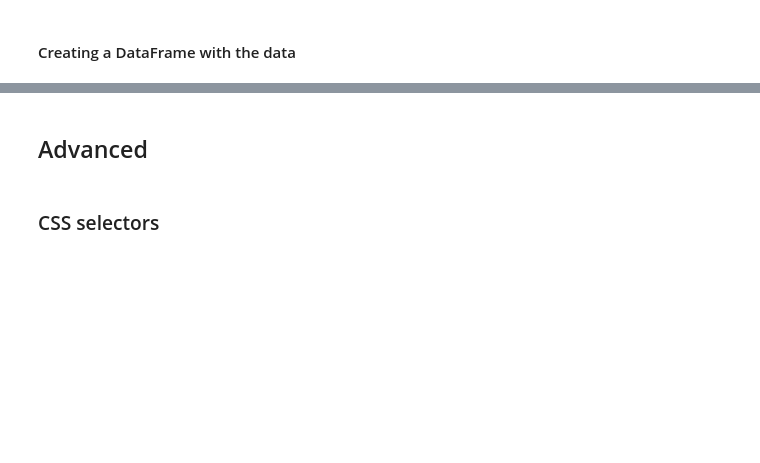
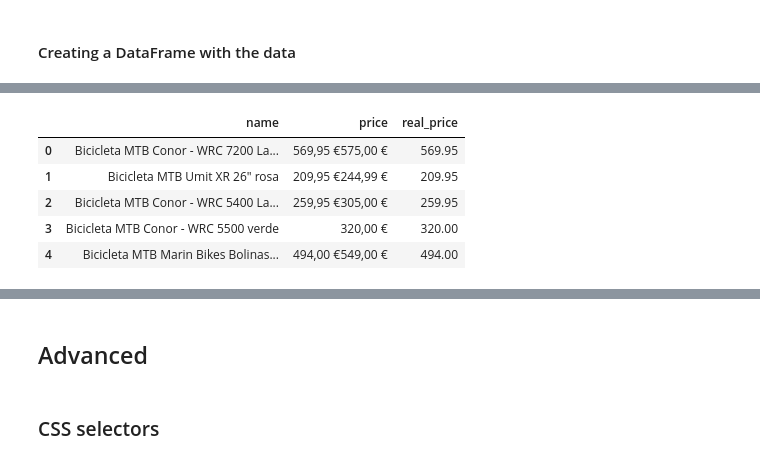
Before and after one commit to Ironhack-Data-Madrid-Enero-2021/Classroom-Materials, a Jupyter notebook: week_03/04-scraping.ipynb, the cells around one changed output, grey strips where cells are left out. Cells and saved outputs as stored; diff of their text form; code cells hidden in the pictures; blank space fills up the shorter version.

```diff
--- a/week_03/04-scraping.ipynb
+++ b/week_03/04-scraping.ipynb
@@ -173,0 +386,9 @@ Lets build a DataFrame. We need pairing of prices and names
+# %%
+df.head()
+# %% [output]
+|  | name | price | real_price |
+| 0 | Bicicleta MTB Conor - WRC 7200 La... | 569,95 €575,00 € | 569.95 |
+| 1 | Bicicleta MTB Umit XR 26" rosa | 209,95 €244,99 € | 209.95 |
+| 2 | Bicicleta MTB Conor - WRC 5400 La... | 259,95 €305,00 € | 259.95 |
+| 3 | Bicicleta MTB Conor - WRC 5500 verde | 320,00 € | 320.00 |
+| 4 | Bicicleta MTB Marin Bikes Bolinas... | 494,00 €549,00 € | 494.00 |
```
Also changed, not shown: parts of 77 cells of this notebook.
